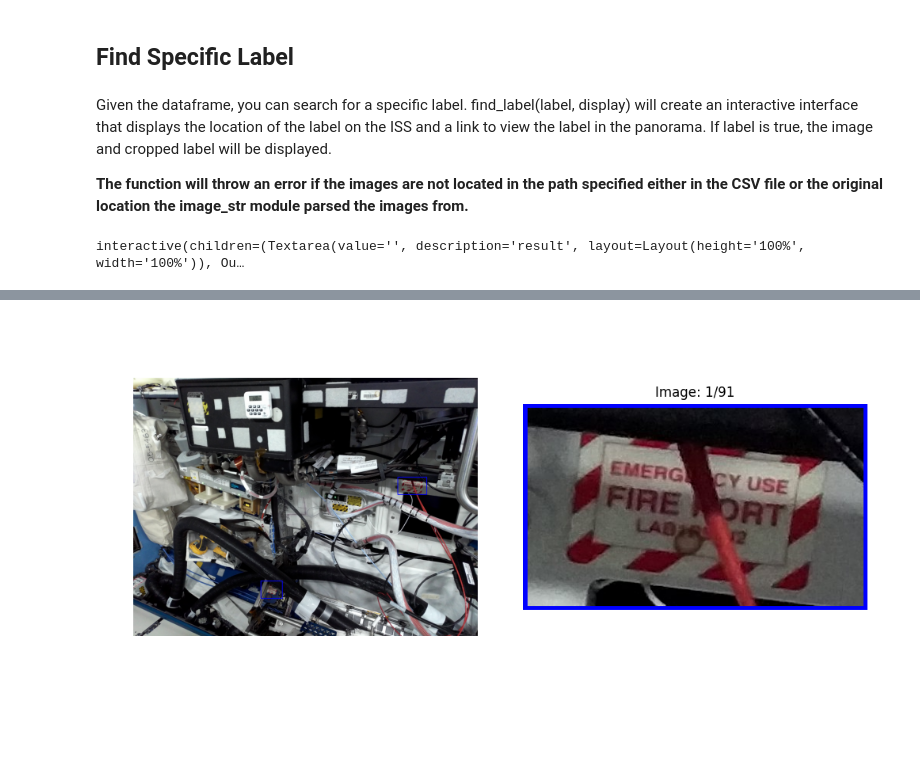
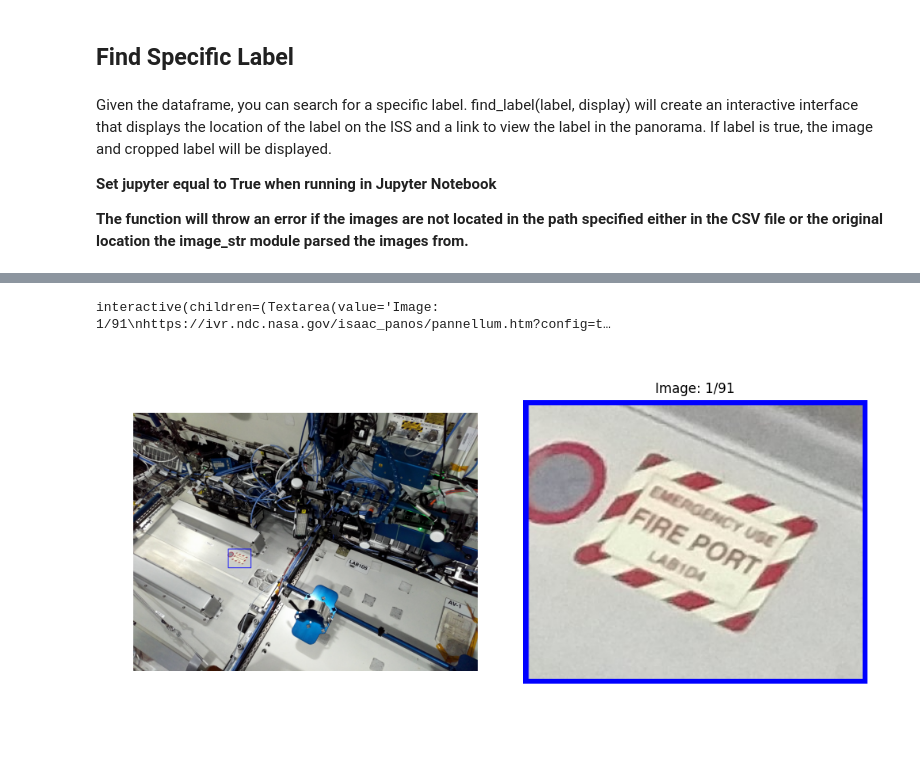
Before and after one commit to nasa/isaac, a Jupyter notebook: analyst/workspace/ocr_parse_image.ipynb, the cells around one changed output, grey strips where cells are left out. Cells and saved outputs as stored; diff of their text form; code cells hidden in the pictures.

Commit message:
Added display for running locally

```diff
--- a/analyst/workspace/ocr_parse_image.ipynb
+++ b/analyst/workspace/ocr_parse_image.ipynb
@@ -84,16 +84,18 @@ Using cache found in /root/.cache/torch/hub/baudm_parseq_main
 # %% [markdown]
 Given the dataframe, you can search for a specific label. find_label(label, display) will create an interactive interface that displays the location of the label on the ISS and a link to view the label in the panorama. If label is true, the image and cropped label will be displayed.
 
+**Set jupyter equal to True when running in Jupyter Notebook**
+
 **The function will throw an error if the images are not located in the path specified either in the CSV file or the original location the image_str module parsed the images from.**
 # %%
 %matplotlib widget
 label = 'Fire Port'
-ocr.find_label(label, True)
+ocr.find_label(label, True, jupyter=True)
 # %% [output]
-interactive(children=(Textarea(value='', description='result', layout=Layout(height='100%', width='100%')), Ou…
 [interactive output not drawn]
 [interactive output not drawn]
+interactive(children=(Textarea(value='Image: 1/91\nhttps://ivr.ndc.nasa.gov/isaac_panos/pannellum.htm?config=t…
-[figure, old version]
+[figure, new version]
 # %%
 %matplotlib widget
 label = 'Fire Port'
```
Also changed, not shown: parts of 2 cells of this notebook, 1 other file.
